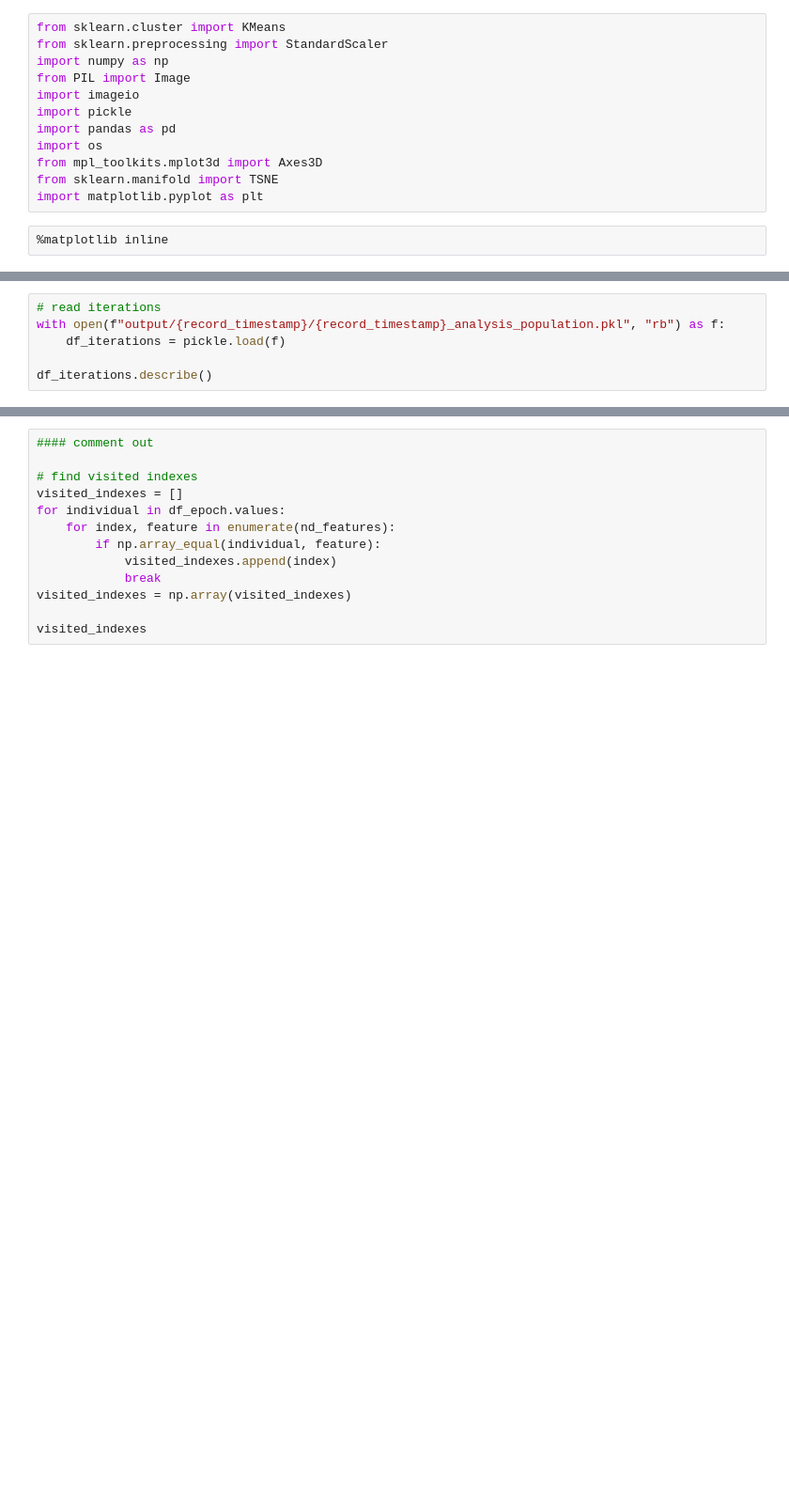
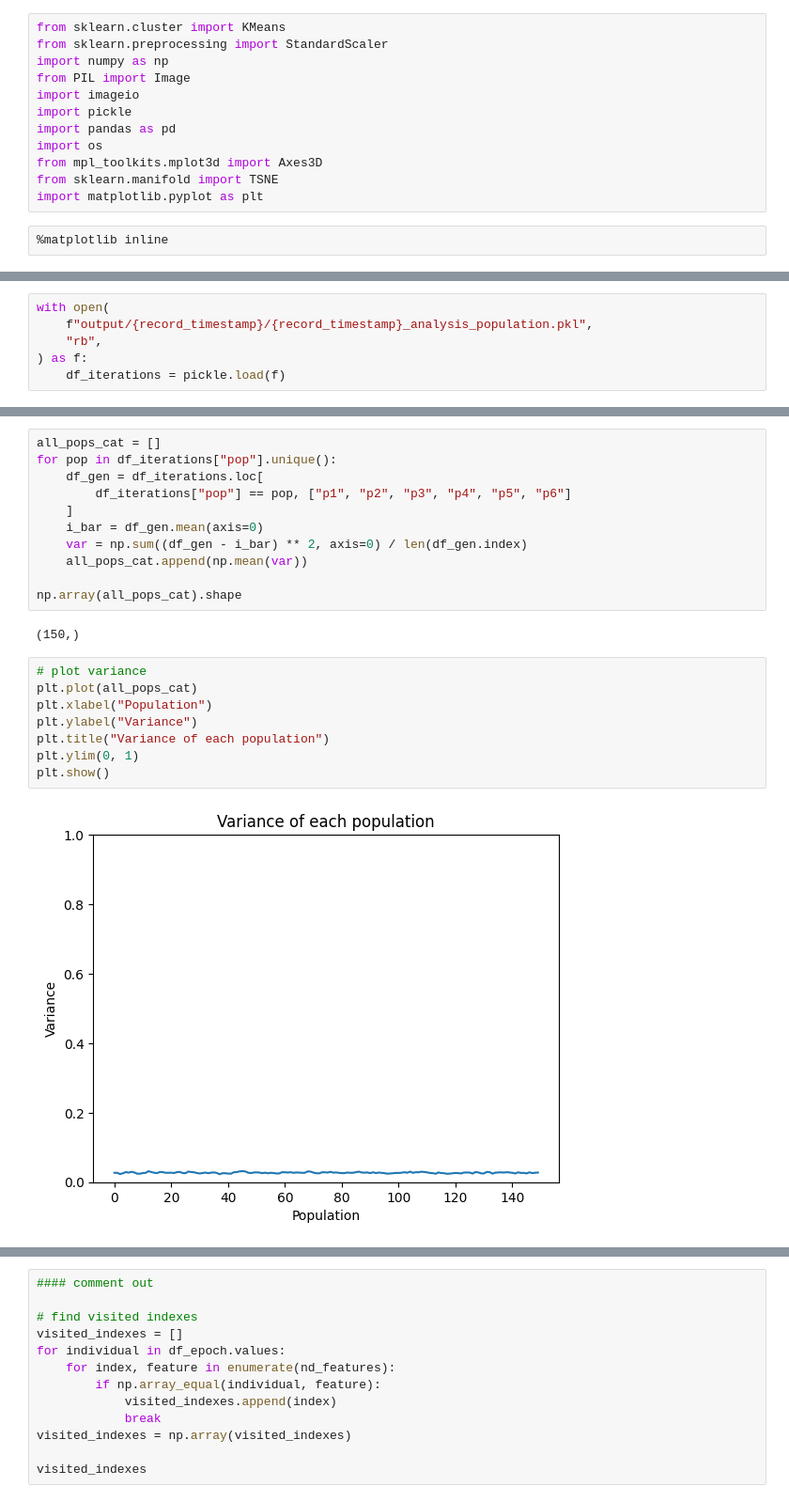
Before and after one commit to aememis/IEMA, a Jupyter notebook: code/analysis2.ipynb, the cells around one changed output, grey strips where cells are left out. Shown: that part at 94% size. Cells and saved outputs as stored; diff of their text form; blank space fills up the shorter version.

```diff
--- a/code/analysis2.ipynb
+++ b/code/analysis2.ipynb
@@ -25,6 +29,6 @@ nd_features.shape
 # %%
-# read iterations
-with open(f"output/{record_timestamp}/{record_timestamp}_analysis_population.pkl", "rb") as f:
+with open(
+    f"output/{record_timestamp}/{record_timestamp}_analysis_population.pkl",
+    "rb",
+) as f:
     df_iterations = pickle.load(f)
-
-df_iterations.describe()
@@ -40,0 +35,23 @@ df_iterations.describe()
+# %%
+all_pops_cat = []
+for pop in df_iterations["pop"].unique():
+    df_gen = df_iterations.loc[
+        df_iterations["pop"] == pop, ["p1", "p2", "p3", "p4", "p5", "p6"]
+    ]
+    i_bar = df_gen.mean(axis=0)
+    var = np.sum((df_gen - i_bar) ** 2, axis=0) / len(df_gen.index)
+    all_pops_cat.append(np.mean(var))
+
+np.array(all_pops_cat).shape
+# %% [output]
+(150,)
+# %%
+# plot variance
+plt.plot(all_pops_cat)
+plt.xlabel("Population")
+plt.ylabel("Variance")
+plt.title("Variance of each population")
+plt.ylim(0, 1)
+plt.show()
+# %% [output]
+[figure, added]
```
Also changed, not shown: parts of 16 cells of this notebook, 18 other files.
